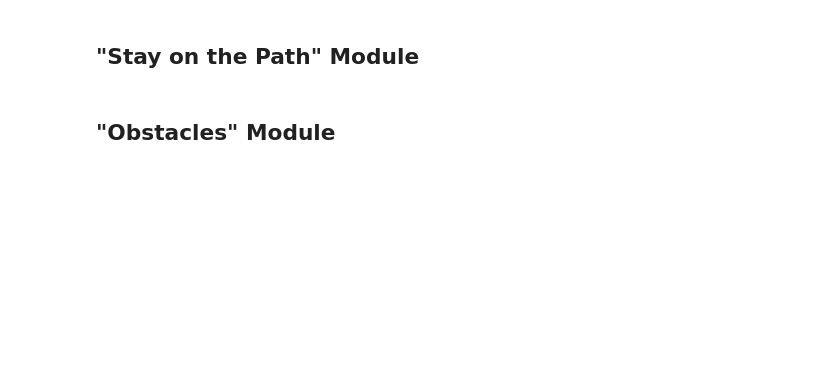
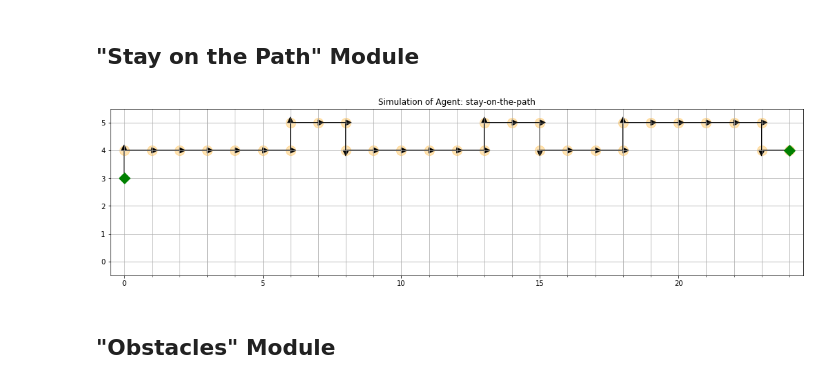
Before and after one commit to gail-yxie/Machine-Learning, a Jupyter notebook: reinforcement-learning/hw6-rl.ipynb, the cells around one changed output. Drawn from its saved outputs; the diff is of its cells as text; code cells hidden in the pictures; blank space fills up the shorter version.

```diff
--- a/reinforcement-learning/hw6-rl.ipynb
+++ b/reinforcement-learning/hw6-rl.ipynb
@@ -144,4 +167,27 @@ class QTable:
 # %% [markdown]
 ## "Stay on the Path" Module
+# %%
+class EnvStay(EnvForth):
+    def __init__(self, col , row, seed):
+        super().__init__(col , row, seed)
+    def reward(self, state, action, next_state):
+        # reach the goal
+        if next_state[0] == self.col-1:
+            return 100
+        elif next_state[0] > state[0]:
+            return 5
+        elif next_state[0] < state[0]:
+            return -5
+        elif next_state == state:
+            return -20
+        else:
+            return 0
+# %%
+env_stay = EnvStay
+qt_stay = train(env_stay, 50)
+sample = simulate(qt_stay, env_stay, 23)
+plot_results(sample, "stay-on-the-path")
+# %% [output]
+[figure, added]
 # %% [markdown]
 ## "Obstacles" Module
```
Also changed, not shown: parts of 15 cells of this notebook.
